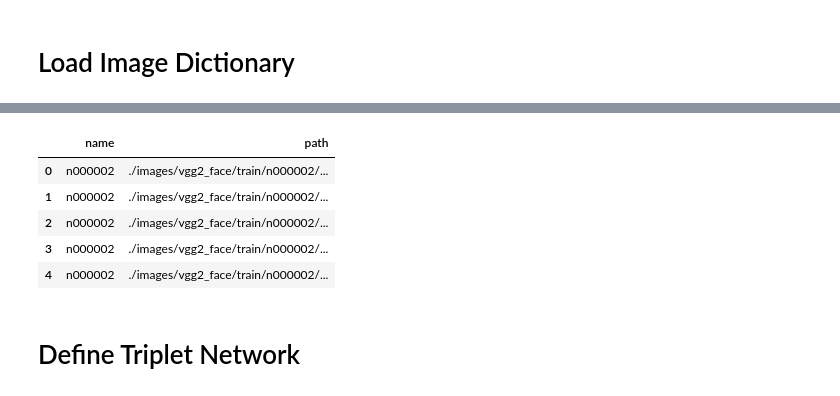
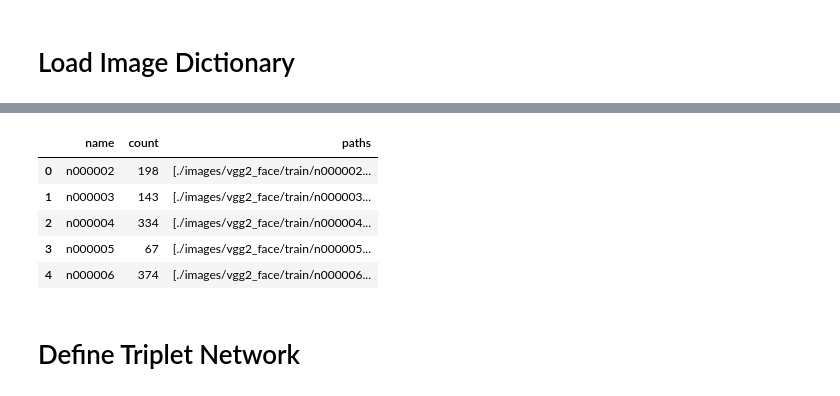
Before and after one commit to JifuZhao/face-verification, a Jupyter notebook: 3. FaceNet Building and Training.ipynb, the cells around one changed output, grey strips where cells are left out. Saved outputs shown, nothing was run; the diff lists cells and outputs as text; code cells hidden in the pictures.

```diff
--- a/3. FaceNet Building and Training.ipynb
+++ b/3. FaceNet Building and Training.ipynb
@@ -40,12 +48,23 @@ Test:   # person =  500  # images =  116568
-# %%
-vgg2_train.head()
-# %% [output]
-|  | name | path |
-| 0 | n000002 | ./images/vgg2_face/train/n000002/... |
-| 1 | n000002 | ./images/vgg2_face/train/n000002/... |
-| 2 | n000002 | ./images/vgg2_face/train/n000002/... |
-| 3 | n000002 | ./images/vgg2_face/train/n000002/... |
-| 4 | n000002 | ./images/vgg2_face/train/n000002/... |
+# %%
+# pre-process the train and test dataframe
+def path_to_list(df):
+    """ function to merge df into the name and path list format """
+    paths = list(df['path'].values)
+    count = len(paths)
+
+    return pd.Series([count, paths], index=['count', 'paths'])
+# %%
+vgg2_train_df = vgg2_train.groupby('name').apply(path_to_list).reset_index()
+vgg2_test_df = vgg2_test.groupby('name').apply(path_to_list).reset_index()
+
+vgg2_train_df.head()
+# %% [output]
+|  | name | count | paths |
+| 0 | n000002 | 198 | [./images/vgg2_face/train/n000002... |
+| 1 | n000003 | 143 | [./images/vgg2_face/train/n000003... |
+| 2 | n000004 | 334 | [./images/vgg2_face/train/n000004... |
+| 3 | n000005 | 67 | [./images/vgg2_face/train/n000005... |
+| 4 | n000006 | 374 | [./images/vgg2_face/train/n000006... |
 # %% [markdown]
 # Define Triplet Network
 # %%
```
Also changed, not shown: parts of 8 cells of this notebook, 47 other files.
